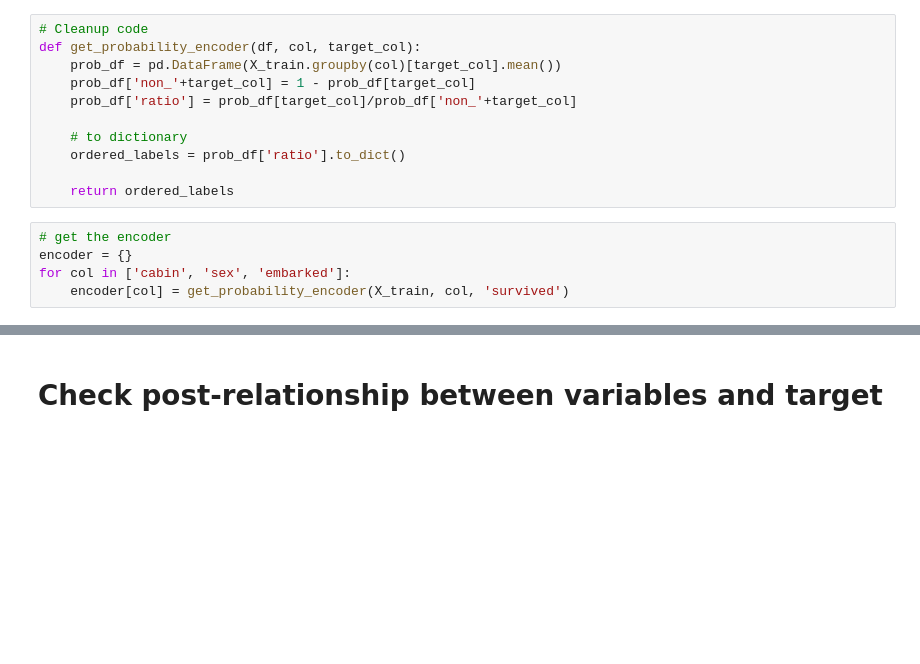
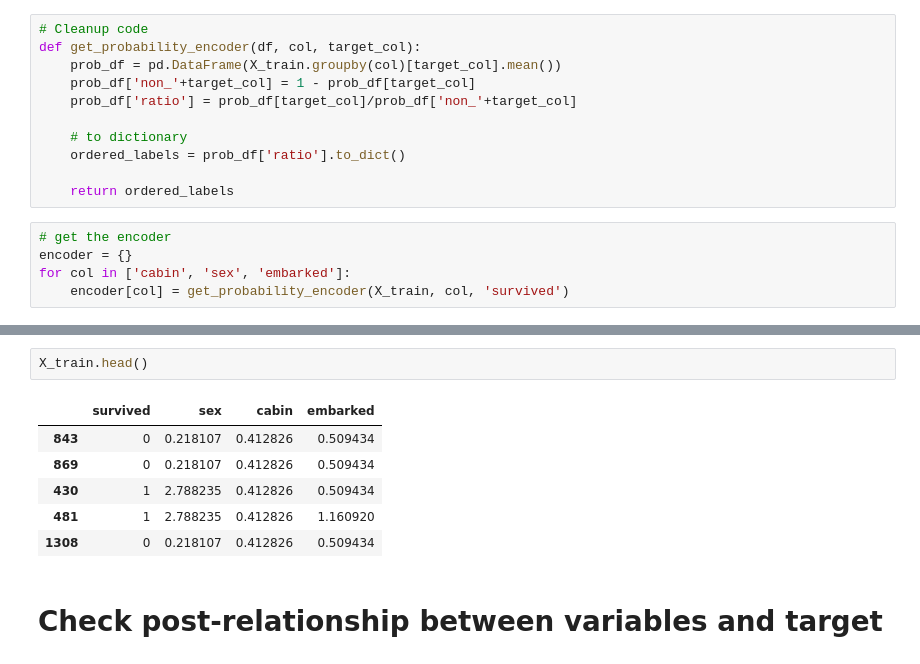
Before and after one commit to mkang32/feature-engineering, a Jupyter notebook: notebooks/2.categorical_variable_encoding/7.probability_encoding.ipynb, the cells around one changed output, grey strips where cells are left out. Cells and saved outputs as stored; diff of their text form; blank space fills up the shorter version.

```diff
--- a/notebooks/2.categorical_variable_encoding/7.probability_encoding.ipynb
+++ b/notebooks/2.categorical_variable_encoding/7.probability_encoding.ipynb
@@ -210,2 +230,11 @@ for col in ['cabin', 'sex', 'embarked']:
+# %%
+X_train.head()
+# %% [output]
+|  | survived | sex | cabin | embarked |
+| 843 | 0 | 0.218107 | 0.412826 | 0.509434 |
+| 869 | 0 | 0.218107 | 0.412826 | 0.509434 |
+| 430 | 1 | 2.788235 | 0.412826 | 0.509434 |
+| 481 | 1 | 2.788235 | 0.412826 | 1.160920 |
+| 1308 | 0 | 0.218107 | 0.412826 | 0.509434 |
 # %% [markdown]
 # Check post-relationship between variables and target
```
Also changed, not shown: parts of 3 cells of this notebook.
